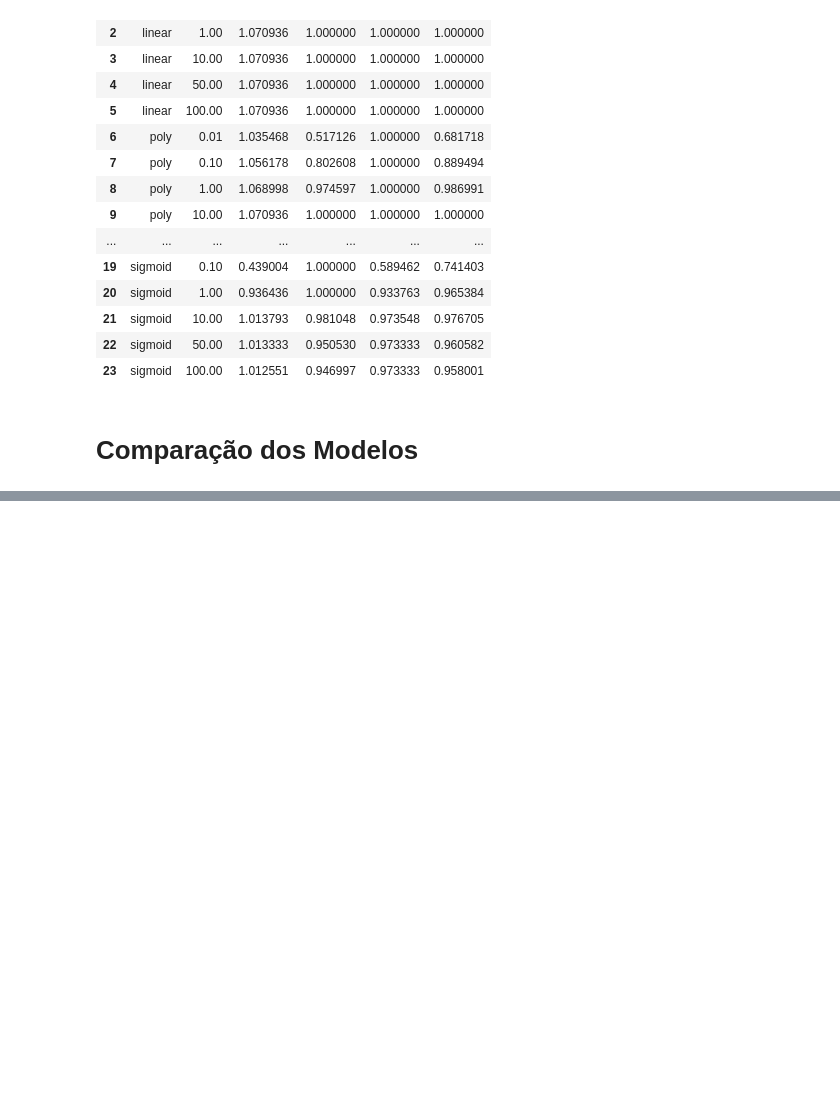
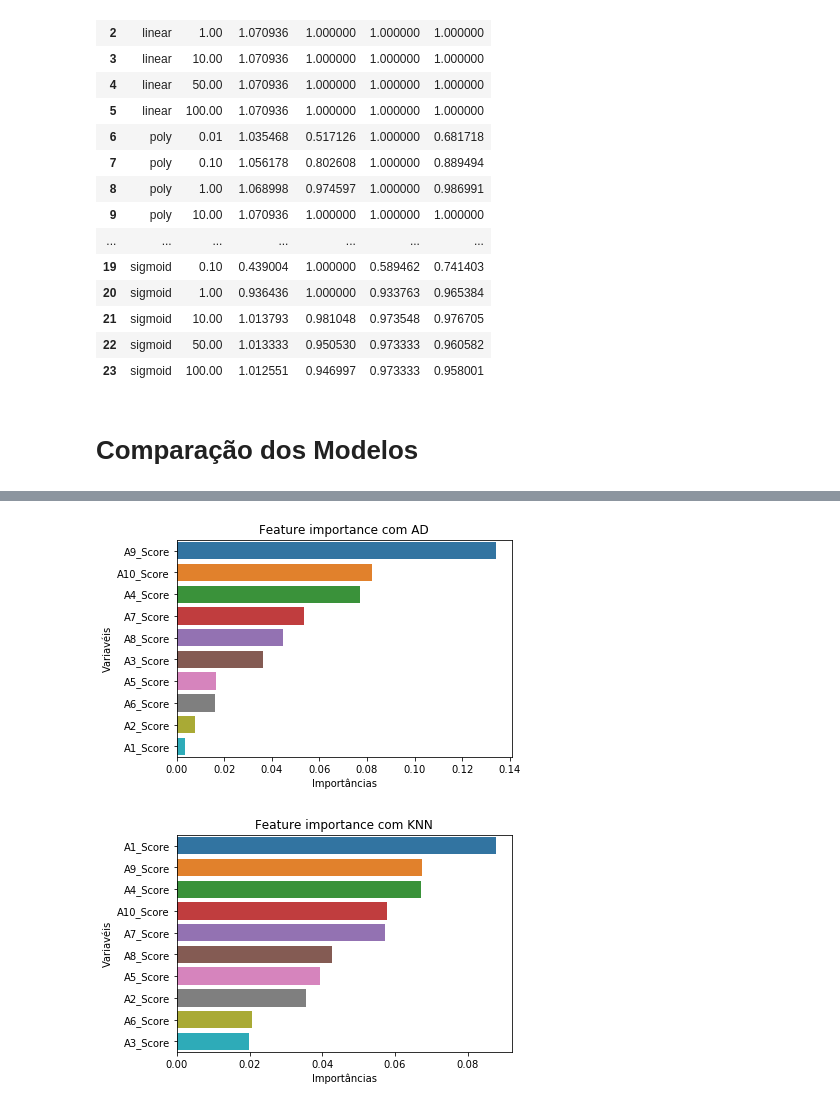
Before and after one commit to datascience-ufc/asd, a Jupyter notebook: analysis/comparing_other_models_ASD.ipynb, the cells around one changed output, grey strips where cells are left out. Cells and saved outputs as stored; diff of their text form; code cells hidden in the pictures; blank space fills up the shorter version.

```diff
--- a/analysis/comparing_other_models_ASD.ipynb
+++ b/analysis/comparing_other_models_ASD.ipynb
@@ -38,3 +67,8 @@ Y.head()
 3    0
 4    1
 Name: Class/ASD, dtype: int64
+# %%
+# Selecionando colunas com os traços comportamentais.
+columns = ['A{}_Score'.format(i) for i in range(1,11)]
+
+columns
@@ -210,0 +319,60 @@ for model in models:
+# %%
+# Modelos
+# Se quiser testar mais modelos para ver a curva de aprendizagem, basta:
+# model.append(("nome do modelo",model sklearn))
+from sklearn.tree import DecisionTreeClassifier
+models = []
+models.append(("AD",DecisionTreeClassifier(random_state=1)))
+models.append(("KNN",KNeighborsClassifier(n_neighbors=1, leaf_size=4)))#lista de tuplas
+models.append(("SVM",SVC(kernel='linear',random_state=1)))
+models.append(("MLP",MLPClassifier(solver='adam',
+                          alpha = 1e-5,
+                          hidden_layer_sizes=(20,10),
+                          random_state=1,
+                          max_iter=150)))
+
+
+def get_feature_importance(model,X,Y,iterations):
+    x_train,x_test,y_train,y_test = train_test_split(X,Y,
+                                                 test_size = 0.4,
+                                                 random_state = 40)
+
+    for i in range(0,iterations):
+        test1 = model[1].fit(x_train,y_train)
+        perm = PermutationImportance(model[1]).fit(x_test, y_test)
+        to_graph = eli5.explain_weights(perm,feature_names=columns)
+        df_feature_importance = eli5.formatters.format_as_dataframe(to_graph)
+
+        df_feature_importance['id'] = [int(x.split('_')[0][1:]) for x in df_feature_importance['feature']]
+        df_feature_importance = df_feature_importance.sort_values(by=['id'],ascending=True).reset_index()
+        df_feature_importance2 = df_feature_importance[['weight','feature']]
+
+
+        if(i==0):
+            #df1 = pd.DataFrame()
+            df2 = pd.DataFrame()
+            #df1 = df_feature_importance2.copy()
+            df2 = df_feature_importance2.copy()
+        else:
+            #df1 = df1.append(df_feature_importance2,ignore_index = True)
+            df2['weight'] += df_feature_importance2['weight']
+
+
+    df2['weight'] = df2['weight']/iterations
+
+    df2 = df2.sort_values(by=['weight'],ascending=False).reset_index()
+
+    #return df2
+
+    #plot to graph
+    plt.title("Feature importance com {}".format(model[0]))
+    sns.barplot(x=df2['weight'],y=df2['feature'])
+    plt.ylabel("Variavéis")
+    plt.xlabel("Importâncias")
+    plt.show()
+
+for model in models:
+    get_feature_importance(model,X,Y,100)
+# %% [output]
+[figure, added]
+[figure, added]
```
Also changed, not shown: parts of 7 cells of this notebook.
